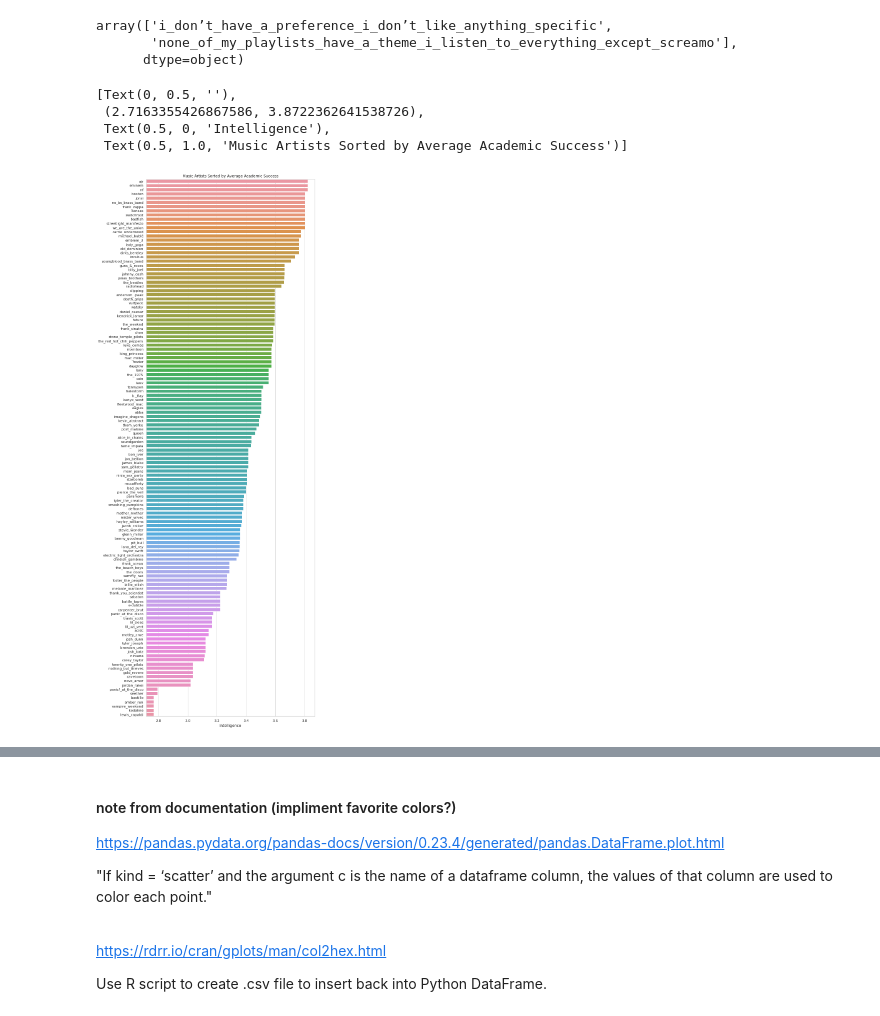
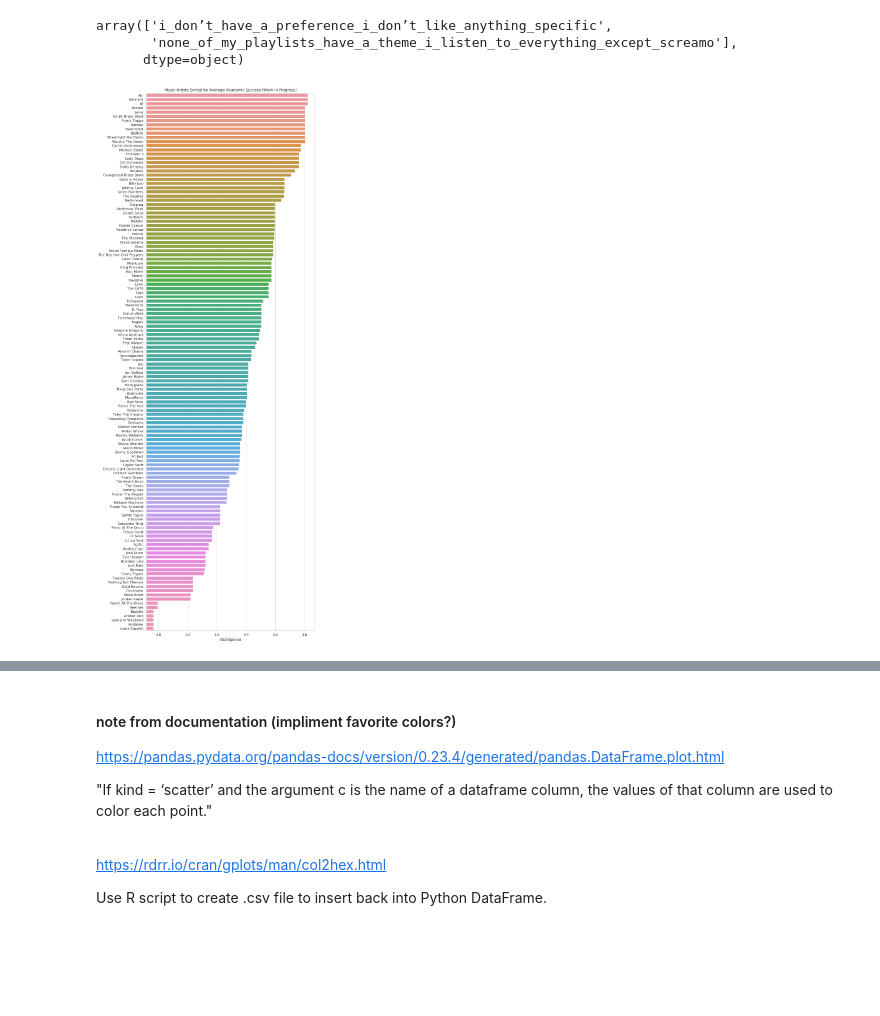
Before and after one commit to dennisfarmer/Factors-of-Academic-Success, a Jupyter notebook: eda.ipynb, the cells around one changed output, grey strips where cells are left out. Cells and saved outputs as stored; diff of their text form; code cells hidden in the pictures; blank space fills up the shorter version.

Commit message:
made a fucking graph

```diff
--- a/eda.ipynb
+++ b/eda.ipynb
@@ -491,19 +491,16 @@ data = pd.DataFrame(data.sort_values(ascending=False)).reset_index(level=0)
 # %%
 #inprogresslol
 
 
 fig, ax = plt.subplots(figsize=(figsize[0],25))
 sns.barplot(ax=ax,data=data, x=0, y='index')
 
-ax.set(title="Music Artists Sorted by Average Academic Success", xlim=(data[0].min()-.05,data[0].max()+.05), ylabel='', xlabel="Intelligence")
-#plt.yticks(np.arange(5), data.index.str.replace('_',' ').str.title())
-#plt.savefig("Graphs/PersonalInterests.png")
+ax.set(title="Music Artists Sorted by Average Academic Success (Work in Progress)", xlim=(data[0].min()-.05,data[0].max()+.05), ylabel='', xlabel="Intelligence")
+plt.yticks(np.arange(data.shape[0]), data['index'].str.replace('_',' ').str.title())
+plt.savefig("Graphs/MusicArtists.png")
+plt.show()
 # %% [output]
-[Text(0, 0.5, ''),
- (2.7163355426867586, 3.8722362641538726),
- Text(0.5, 0, 'Intelligence'),
- Text(0.5, 1.0, 'Music Artists Sorted by Average Academic Success')]
-[figure, old version]
+[figure, new version]
 # %%
 #data = surveydata[['drum_corps', 'indoor_drumline', 'plays_sports', 'nature_hobby', 'school_band']].sort_values(ascending=False)
 #datapct = round(((data/surveydata.shape[0])*100),2)
```
Also changed, not shown: parts of 7 cells of this notebook, 1 other file.
